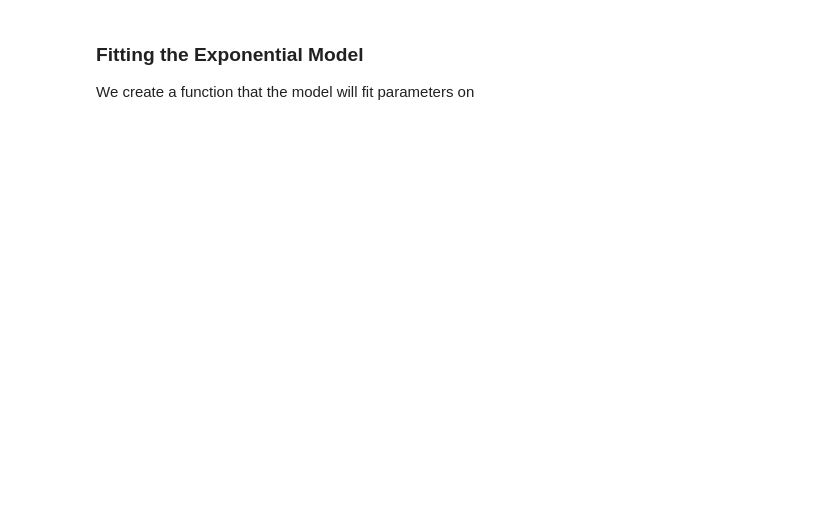
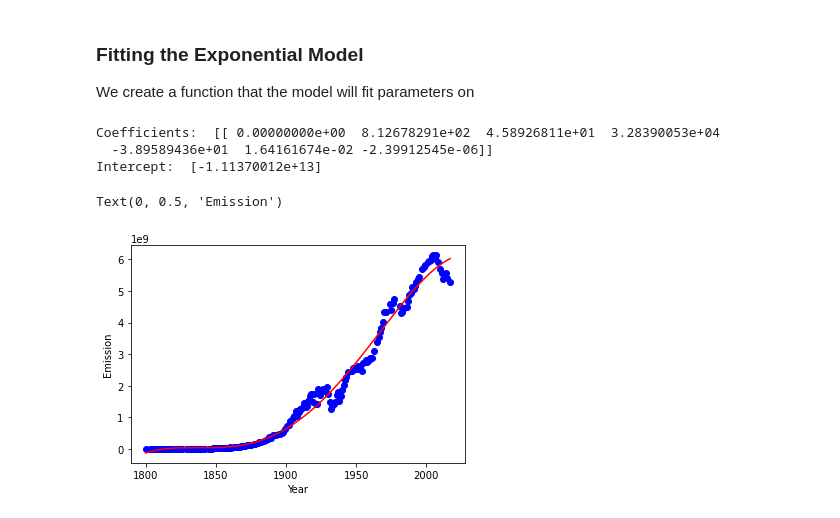
Before and after one commit to StefanCodes17/Python-Projects, a Jupyter notebook: Machine Learning/Car Carbon Emission Univariate Linear Regression/UnitedStatesCarbonEmissions.ipynb, the cells around one changed output. Cells and saved outputs as stored; diff of their text form; code cells hidden in the pictures; blank space fills up the shorter version.

Commit message:
Added to Co2 emissions

```diff
--- a/Machine Learning/Car Carbon Emission Univariate Linear Regression/UnitedStatesCarbonEmissions.ipynb
+++ b/Machine Learning/Car Carbon Emission Univariate Linear Regression/UnitedStatesCarbonEmissions.ipynb
@@ -68,6 +70,9 @@ plt.show()
 # %%
-x_train = np.asanyarray(train['Year'])
-y_train = np.asanyarray(train['Emissions'])
+x_train = np.asanyarray(train[['Year']])
+y_train = np.asanyarray(train[['Emissions']])
+
+x_test = np.asanyarray(test[['Year']])
+y_test = np.asanyarray(test[['Emissions']])
 # %% [markdown]
 ### Fitting the Exponential Model
 We create a function that the model will fit parameters on
@@ -75,0 +79,28 @@ coefs = np.polyfit(x_train, y_train, 2)
+# %%
+from sklearn.preprocessing import PolynomialFeatures
+from sklearn import linear_model
+
+poly = PolynomialFeatures(degree=6)
+x_train_poly = poly.fit_transform(x_train)
+#x_train_poly
+# %%
+clf = linear_model.LinearRegression()
+y_train = clf.fit(x_train_poly, y_train)
+# The coefficients
+print ('Coefficients: ', clf.coef_)
+print ('Intercept: ',clf.intercept_)
+# %% [output]
+Coefficients:  [[ 0.00000000e+00  8.12678291e+02  4.58926811e+01  3.28390053e+04
+  -3.89589436e+01  1.64161674e-02 -2.39912545e-06]]
+Intercept:  [-1.11370012e+13]
+# %%
+plt.scatter(train.Year, train.Emissions,  color='blue')
+fit = []
+for x in x_train_poly:
+    fit.append(clf.intercept_[0]*x[0]+ clf.coef_[0][1]*x[1]+ clf.coef_[0][2]*x[2] + clf.coef_[0][3]*x[3] + clf.coef_[0][4]*x[4] + clf.coef_[0][5]*x[5] + clf.coef_[0][6]*x[6])
+plt.plot(x_train, fit, '-r' )
+plt.xlabel("Year")
+plt.ylabel("Emission")
+# %% [output]
+Text(0, 0.5, 'Emission')
+[figure, added]
```
Also changed, not shown: parts of 15 cells of this notebook.
